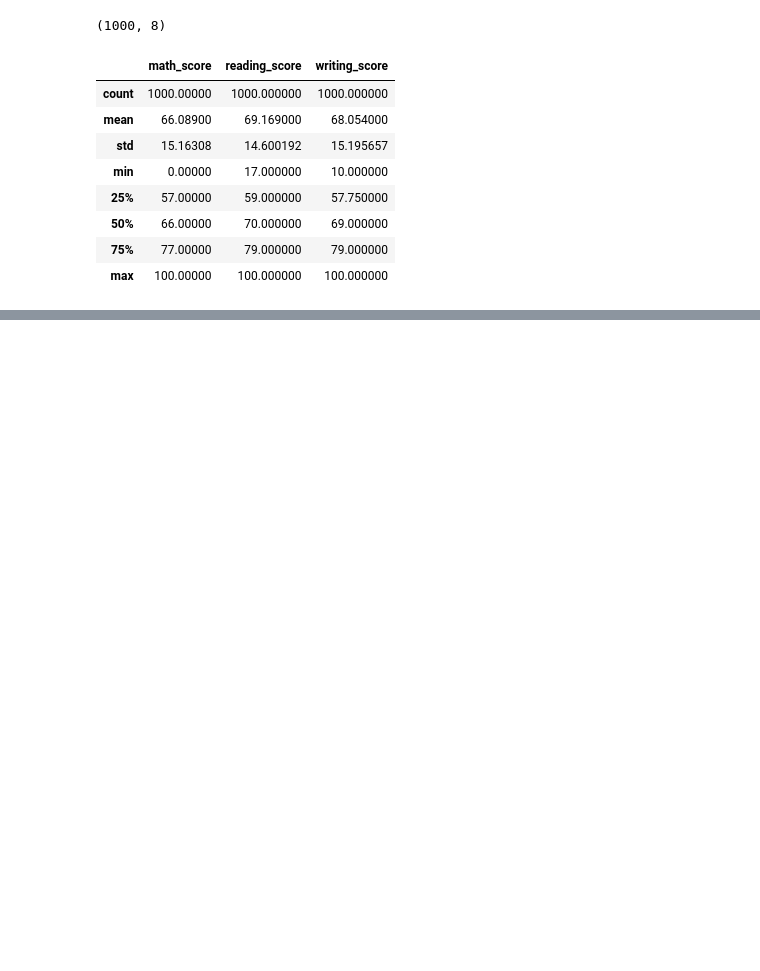
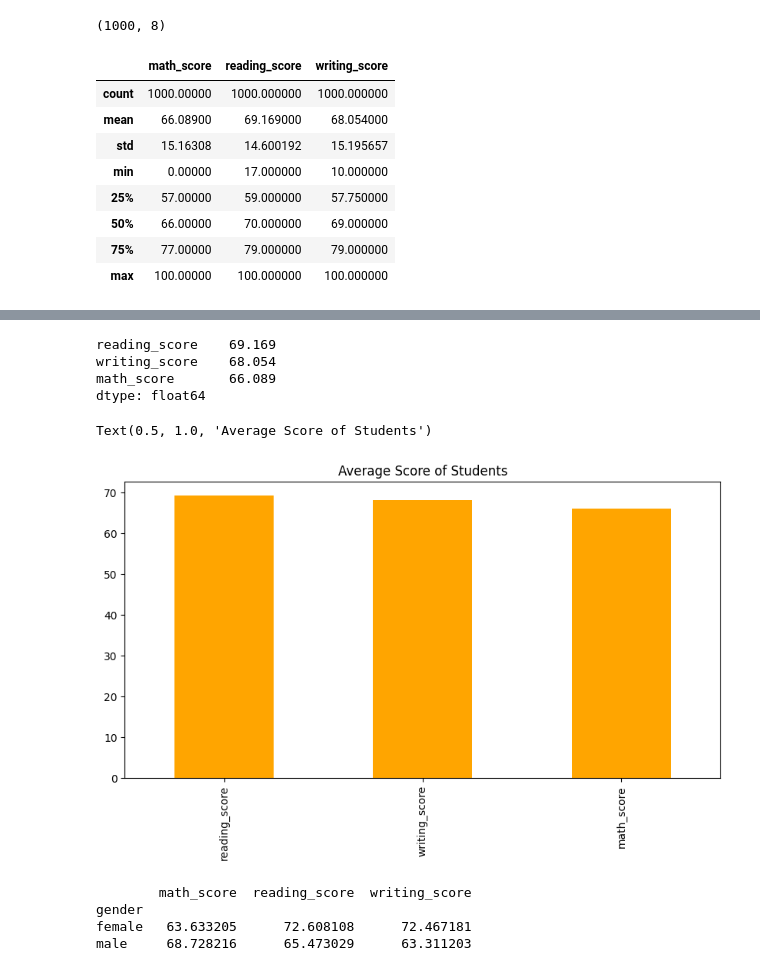
Before and after one commit to Riteshkumarps/Student_Performance, a Jupyter notebook: Notebook/EDA_student.ipynb, the cells around one changed output, grey strips where cells are left out. Saved outputs shown, nothing was run; the diff lists cells and outputs as text; code cells hidden in the pictures; blank space fills up the shorter version.

```diff
--- a/Notebook/EDA_student.ipynb
+++ b/Notebook/EDA_student.ipynb
@@ -204,0 +289,4 @@ plt.show()
+# %%
+# relationship between all columns:
+# ANSWER: THE RELATIONSHIP BETWEEN ALL COLUMNS IS STRONG AS THEY ARE ALL RELATED TO STUDENT PERFORMANCE AND SCORES.THE CATEGORICAL VARIABLES LIKE GENDER, LUNCH, TEST PREPARATION COURSE, AND PARENTAL LEVEL OF EDUCATION CAN AFFECT THE STUDENT'S PERFORMANCE AND SCORES. THE NUMERICAL VARIABLES LIKE MATH SCORE, READING SCORE, WRITING SCORE, TOTAL SCORE, AND AVERAGE SCORE ARE ALL INTERRELATED AND CAN BE USED TO ANALYZE THE STUDENT'S PERFORMANCE.
+score_cols = ['math_score', 'reading_score', 'writing_score']
@@ -204,0 +333,22 @@ plt.show()
+# %%
+average_score = df[score_cols].mean().sort_values(ascending=False)
+print(average_score)
+# %% [output]
+reading_score    69.169
+writing_score    68.054
+math_score       66.089
+dtype: float64
+# %%
+average_score.plot(kind='bar',figsize=(10,5),color = 'orange')
+plt.title("Average Score of Students")
+# %% [output]
+Text(0.5, 1.0, 'Average Score of Students')
+[figure, added]
+# %%
+gender_analysis = df.groupby('gender')[score_cols].mean()
+print(gender_analysis)
+# %% [output]
+        math_score  reading_score  writing_score
+gender
+female   63.633205      72.608108      72.467181
+male     68.728216      65.473029      63.311203
```
Also changed, not shown: parts of 27 cells of this notebook.
